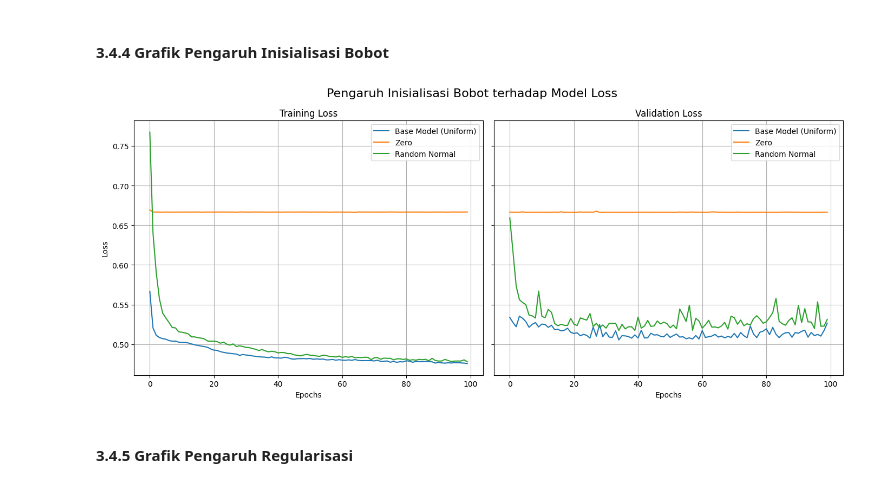
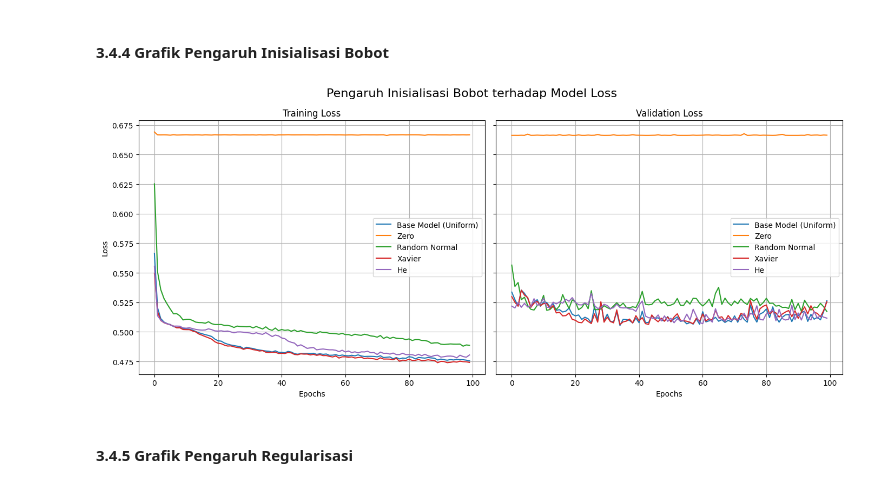
Before and after one commit to StefanMattew/MagangLearning-Tubes-IF3270, a Jupyter notebook: src/Pengujian.ipynb, the cells around one changed output. Cells and saved outputs as stored; diff of their text form; code cells hidden in the pictures.

Commit message:
test: add xavier and he weight testing

```diff
--- a/src/Pengujian.ipynb
+++ b/src/Pengujian.ipynb
@@ -809,6 +809,20 @@ ffnn_weight_2.add_layer(Layer(input_size=input_dim, output_size=8, activation='r
 ffnn_weight_2.add_layer(Layer(input_size=8, output_size=8, activation='relu', init_method='random_normal'))
 ffnn_weight_2.add_layer(Layer(input_size=8, output_size=8, activation='relu', init_method='random_normal'))
 ffnn_weight_2.add_layer(Layer(input_size=8, output_size=1, activation='sigmoid', init_method='random_normal'))
+
+# 3. Bobot 3: Xavier
+ffnn_weight_3 = FFNN(loss_function='binary_cross_entropy', seed=RANDOM_STATE)
+ffnn_weight_3.add_layer(Layer(input_size=input_dim, output_size=8, activation='relu', init_method='xavier'))
+ffnn_weight_3.add_layer(Layer(input_size=8, output_size=8, activation='relu', init_method='xavier'))
+ffnn_weight_3.add_layer(Layer(input_size=8, output_size=8, activation='relu', init_method='xavier'))
+ffnn_weight_3.add_layer(Layer(input_size=8, output_size=1, activation='sigmoid', init_method='xavier'))
+
+# 4. Bobot 4: He
+ffnn_weight_4 = FFNN(loss_function='binary_cross_entropy', seed=RANDOM_STATE)
+ffnn_weight_4.add_layer(Layer(input_size=input_dim, output_size=8, activation='relu', init_method='he'))
+ffnn_weight_4.add_layer(Layer(input_size=8, output_size=8, activation='relu', init_method='he'))
+ffnn_weight_4.add_layer(Layer(input_size=8, output_size=8, activation='relu', init_method='he'))
+ffnn_weight_4.add_layer(Layer(input_size=8, output_size=1, activation='sigmoid', init_method='he'))
 # %%
 # Base Model (inisialisasi bobot uniform)
 print(f"{'='*55}")
@@ -833,6 +847,24 @@ history_weight2, f1_weight2 = train_and_evaluate_ffnn(
     model_name="FFNN Variasi Inisialisasi Bobot 2 (Random Normal)",
     epochs=100, learning_rate=0.1, batch_size=32, verbose=0
 )
+
+# 3. Bobot 3: Xavier
+history_weight3, f1_weight3 = train_and_evaluate_ffnn(
+    model=ffnn_weight_3,
+    X_train=X_train_np, y_train=y_train,
+    X_val=X_val_np, y_val=y_val,
+    model_name="FFNN Variasi Inisialisasi Bobot 3 (Xavier)",
+    epochs=100, learning_rate=0.1, batch_size=32, verbose=0
+)
+
+# 4. Bobot 4: He
+history_weight4, f1_weight4 = train_and_evaluate_ffnn(
+    model=ffnn_weight_4,
+    X_train=X_train_np, y_train=y_train,
+    X_val=X_val_np, y_val=y_val,
+    model_name="FFNN Variasi Inisialisasi Bobot 4 (He)",
+    epochs=100, learning_rate=0.1, batch_size=32, verbose=0
+)
 # %% [output]
 =======================================================
   FFNN Base Model (Uniform) - Data Validation
@@ -1006,12 +1045,12 @@ plot_loss(histories_lr, titles_lr, 'Pengaruh Learning Rate terhadap Model Loss')
 #### 3.4.4 Grafik Pengaruh Inisialisasi Bobot
 # %%
 # --- Plot Variasi Inisialisasi Bobot ---
-histories_weight = [history_base, history_weight1, history_weight2]
-titles_weight = ['Base Model (Uniform)', 'Zero', 'Random Normal']
+histories_weight = [history_base, history_weight1, history_weight2, history_weight3, history_weight4]
+titles_weight = ['Base Model (Uniform)', 'Zero', 'Random Normal', 'Xavier', 'He']
 
 plot_loss(histories_weight, titles_weight, 'Pengaruh Inisialisasi Bobot terhadap Model Loss')
 # %% [output]
-[figure, old version]
+[figure, new version]
 # %% [markdown]
 #### 3.4.5 Grafik Pengaruh Regularisasi
 # %%
```
Also changed, not shown: parts of 11 cells of this notebook.
